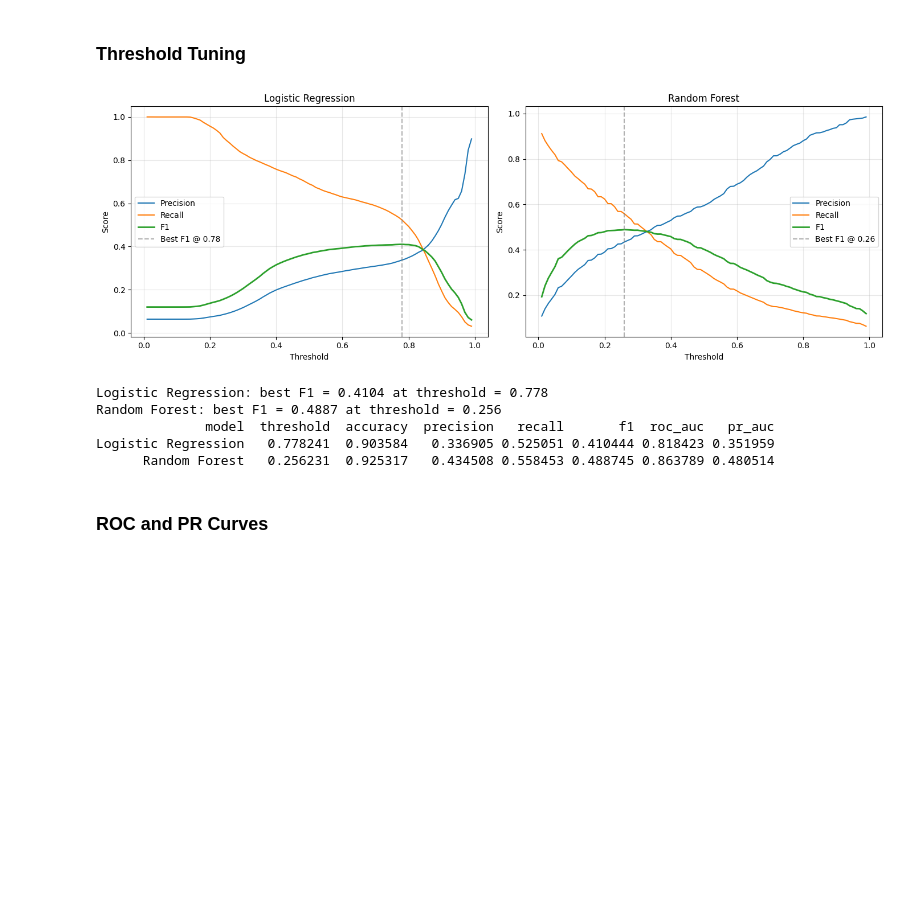
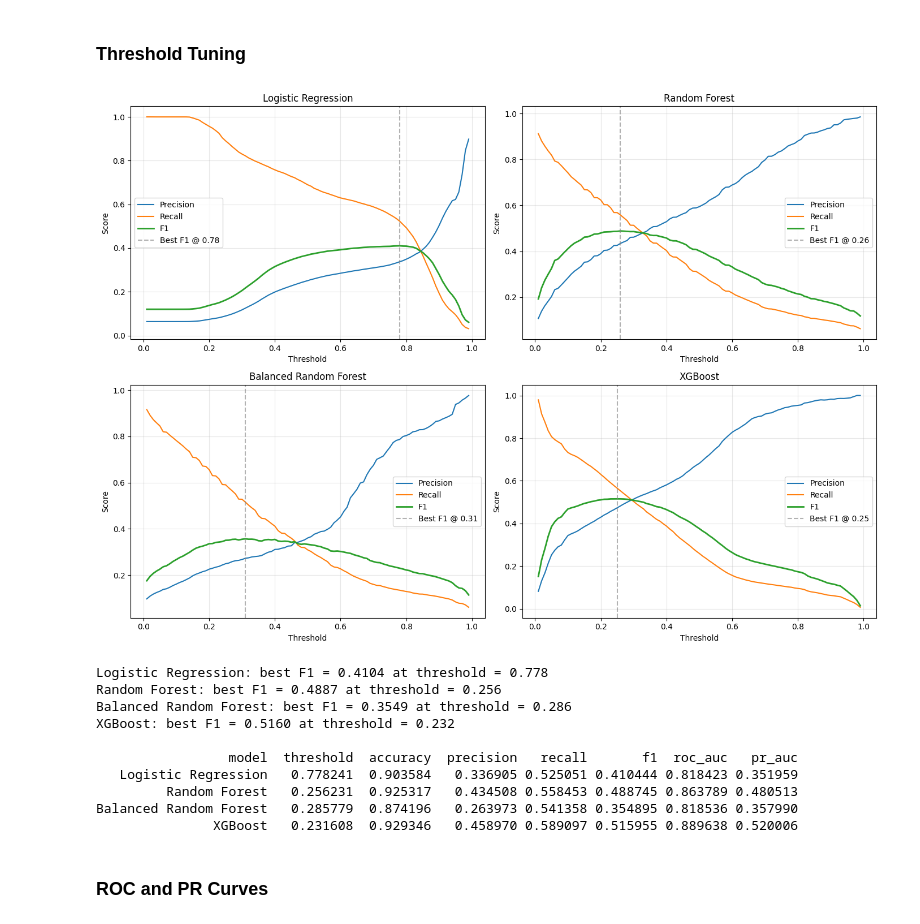
Before and after one commit to Soodabeh/retention-agent, a Jupyter notebook: notebooks/charlotte-kkbox-modeling.ipynb, the cells around one changed output. Saved outputs shown, nothing was run; the diff lists cells and outputs as text; code cells hidden in the pictures; blank space fills up the shorter version.

Commit message:
Updated modelling (4 models) for Kkbox

```diff
--- a/notebooks/charlotte-kkbox-modeling.ipynb
+++ b/notebooks/charlotte-kkbox-modeling.ipynb
@@ -515,3 +540,19 @@ ROC-AUC: 0.8637893617130359
 Confusion Matrix:
 [[183407   2486]
  [  8948   3746]]
+# %%
+xgb_model = Pipeline([
+    ("preprocessor", preprocessor),
+    ("classifier", XGBClassifier(
+        n_estimators=300,
+        max_depth=5,
+        learning_rate=0.05,
+        subsample=0.8,
+        colsample_bytree=0.8,
+        eval_metric="logloss",
+        random_state=42,
+        n_jobs=-1
+    ))
+])
+
+xgb_model.fit(X_train, y_train)
@@ -517,0 +577,8 @@ Confusion Matrix:
+# %%
+y_pred_xgb = xgb_model.predict(X_test)
+y_proba_xgb = xgb_model.predict_proba(X_test)[:, 1]
+
+print(classification_report(y_test, y_pred_xgb))
+print("ROC-AUC:", roc_auc_score(y_test, y_proba_xgb))
+print("\nConfusion Matrix:")
+print(confusion_matrix(y_test, y_pred_xgb))
@@ -569,18 +651,21 @@ def plot_threshold_sweep(name, y_true, y_proba, ax):
 # %%
 model_probas = {
     "Logistic Regression": y_proba_baseline,
     "Random Forest": y_proba_rf,
+    "Balanced Random Forest": y_proba_rf_balanced,
+    "XGBoost": y_proba_xgb,
 }
 
-fig, axes = plt.subplots(1, 2, figsize=(14, 5))
+fig, axes = plt.subplots(2, 2, figsize=(14, 10))
+axes = axes.flatten()
 
 for ax, (name, y_proba) in zip(axes, model_probas.items()):
     plot_threshold_sweep(name, y_test, y_proba, ax)
 
 plt.tight_layout()
 plt.show()
 # %% [output]
-[figure, old version]
+[figure, new version]
 # %%
 tuned_results = []
 
@@ -594,13 +679,19 @@ for name, y_proba in model_probas.items():
     )
 
 tuned_df = pd.DataFrame(tuned_results)
+print()
 print(tuned_df.to_string(index=False))
 # %% [output]
 Logistic Regression: best F1 = 0.4104 at threshold = 0.778
 Random Forest: best F1 = 0.4887 at threshold = 0.256
-              model  threshold  accuracy  precision   recall       f1  roc_auc   pr_auc
-Logistic Regression   0.778241  0.903584   0.336905 0.525051 0.410444 0.818423 0.351959
-      Random Forest   0.256231  0.925317   0.434508 0.558453 0.488745 0.863789 0.480514
+Balanced Random Forest: best F1 = 0.3549 at threshold = 0.286
+XGBoost: best F1 = 0.5160 at threshold = 0.232
+
+                 model  threshold  accuracy  precision   recall       f1  roc_auc   pr_auc
+   Logistic Regression   0.778241  0.903584   0.336905 0.525051 0.410444 0.818423 0.351959
+         Random Forest   0.256231  0.925317   0.434508 0.558453 0.488745 0.863789 0.480513
+Balanced Random Forest   0.285779  0.874196   0.263973 0.541358 0.354895 0.818536 0.357990
+               XGBoost   0.231608  0.929346   0.458970 0.589097 0.515955 0.889638 0.520006
 # %% [markdown]
 ### ROC and PR Curves
 # %%
```
Also changed, not shown: parts of 14 cells of this notebook.
